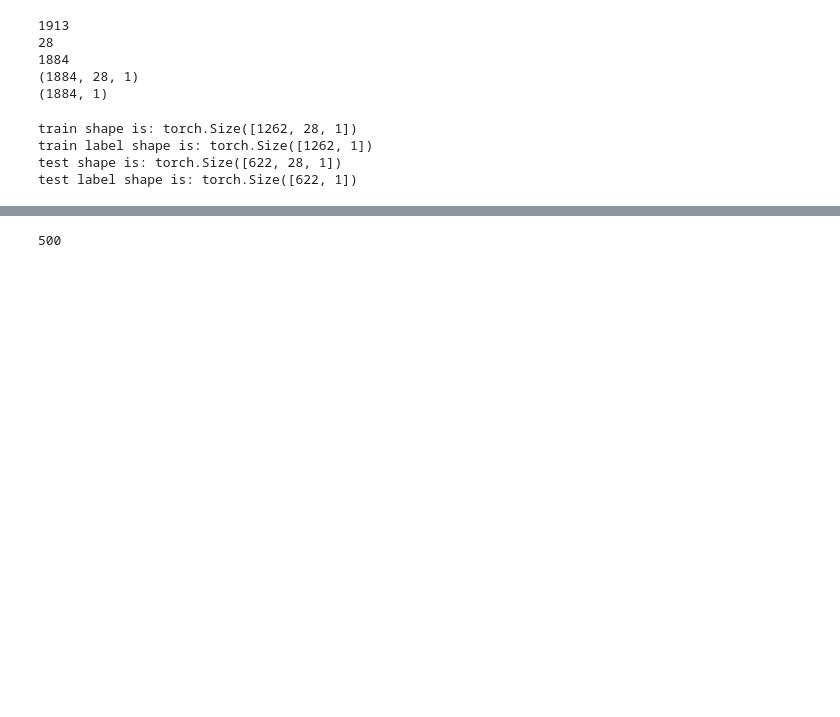
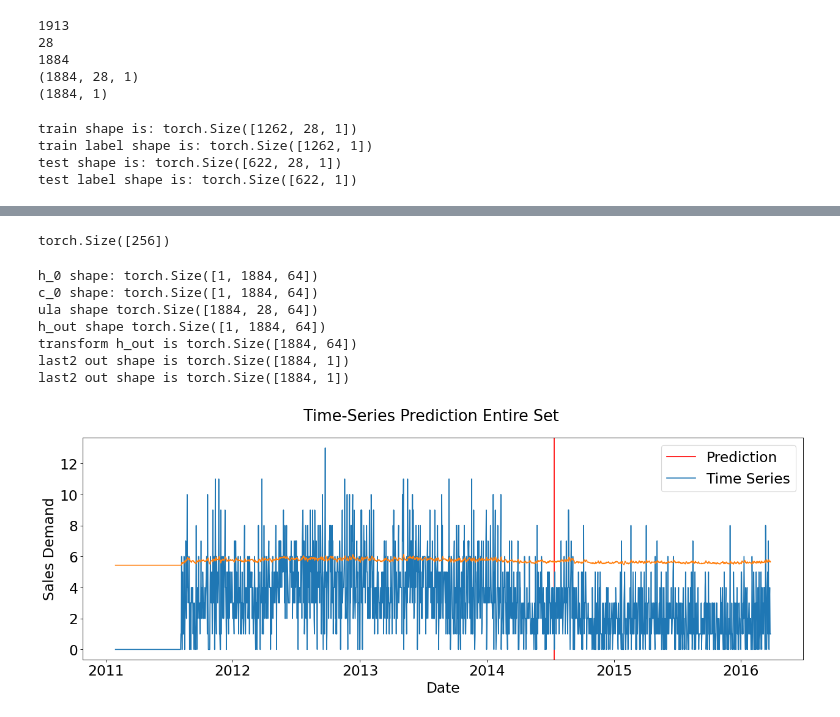
Before and after one commit to iszhangli/DataMining, a Jupyter notebook: k_M5/LSTM.ipynb, the cells around one changed output, grey strips where cells are left out. Drawn from its saved outputs; the diff is of its cells as text; code cells hidden in the pictures; blank space fills up the shorter version.

```diff
--- a/k_M5/LSTM.ipynb
+++ b/k_M5/LSTM.ipynb
@@ -218,9 +228,9 @@ class RMSELoss(nn.Module):
 # %%
 #####  Parameters  ######################
-num_epochs = 500  # 这里是什么
+num_epochs = 10  # 这里是什么
 learning_rate = 1e-3
 input_size = 1
-hidden_size = 512
+hidden_size = 64
 num_layers = 1
 num_classes = 1
 
@@ -234,7 +244,9 @@ optimizer = torch.optim.Adam(lstm.parameters(), lr=learning_rate,weight_decay=1e
 scheduler = torch.optim.lr_scheduler.ReduceLROnPlateau(optimizer,  patience=500,factor =0.5 ,min_lr=1e-7, eps=1e-08)
 
 for epoch in progress_bar(range(num_epochs)):
+    print(f'epoch is {epoch}')
     lstm.train()
+    print('train end')
     outputs = lstm(trainX.to(device))
     optimizer.zero_grad()
 
@@ -268,6 +289,71 @@ Epoch: 450, loss: 0.15444 valid loss:  0.09709
-# %%
-num_epochs
-# %% [output]
-500
+# %%
+# 1. X的特征数据为1
+input_size = 1 # feature size of X
+# 2. 隐藏层为64
+hidden_size = 64
+
+# 输出格式 X.shape 为 [28,1]
+X_input = trainX  # [1262, 28, 1] (L, H_{in})  (L, N, H_{in})  True:(batch_size, seq_len, input_size)
+h_0 = Variable(torch.zeros(1, X_input.size(0), 64)).shape  # [1, 1262, 64]  (num_layer, batch_size, hidden_size)
+c_0 = Variable(torch.zeros(1, X_input.size(0), 64)).shape  # [1, 1262, 64]  (num_layer, batch_size, hidden_size)
+
+
+lstm.lstm.weight_ih_l0.shape # [256, 1]  (W_ii|W_if|W_ig|W_io) (4*hidden_size, input_size) [64, 1]
+lstm.lstm.weight_hh_l0.shape # [256, 64]  (W_hi|W_hf|W_hg|W_ho) (4*hidden_size, hidden_size). [64, 64]
+lstm.lstm.bias_ih_l0.shape  # ([256])  b_ii|b_if|b_ig|b_io [64]
+lstm.lstm.bias_hh_l0.shape  # [256]
+
+# 计算输入门的参数
+#----------------------------------------------
+# W_ii    x_t + b_ii +  w_hi  h_t + b_hi (矩阵乘法)
+# [64,1]  [1] + [64] + [64,64] [64,1] + [64] = [64, 1]
+# 计算遗忘门的参数
+# --------------------------------------------------
+# f_t * c_t + i_t * g_t (点积)
+# [64,1] [64,1] + [64,1] [64,1] = [64,1]
+# -------------------------------------------------
+# 输出层的参数
+# out shape torch.Size([1262, 28, 64])  (batch_size, seq_len, D∗hidden_size)
+# h_n shape torch.Size([1, 1262, 64])  (D∗num_layers, batch_size, hidden_size)
+# transform h_out is torch.Size([1262, 64])
+# 全连接层的参数
+# fc [batch_size,hidden_size] [hidden_size, number_label]
+#  [1262, 64] [64, 1]
+# %% [output]
+torch.Size([256])
+# %%
+lstm.eval()
+train_predict = lstm(dataX.to(device))
+data_predict = train_predict.cpu().data.numpy()
+dataY_plot = dataY.data.numpy()
+data_predict = scaler.inverse_transform(data_predict)
+dataY_plot = scaler.inverse_transform(dataY_plot)
+
+df_predict = pd.DataFrame(data_predict)
+df_predict = df_predict.set_index([dates_list[:-29]])
+df_labels = pd.DataFrame(dataY_plot)
+df_labels = df_labels.set_index([dates_list[:-29]])
+
+from matplotlib.pyplot import figure
+figure(num=None, figsize=(19, 6), dpi=80, facecolor='w', edgecolor='k')
+plt.axvline(x=dates_list[train_size], c='r')
+plt.plot( df_labels[0])
+plt.plot(df_predict[0])
+plt.legend(['Prediction','Time Series'],fontsize = 21)
+plt.suptitle('Time-Series Prediction Entire Set',fontsize = 23)
+plt.xticks(fontsize=21 )
+plt.yticks(fontsize=21 )
+plt.ylabel(ylabel = 'Sales Demand',fontsize = 21)
+plt.xlabel(xlabel = 'Date',fontsize = 21)
+plt.show()
+# %% [output]
+h_0 shape: torch.Size([1, 1884, 64])
+c_0 shape: torch.Size([1, 1884, 64])
+ula shape torch.Size([1884, 28, 64])
+h_out shape torch.Size([1, 1884, 64])
+transform h_out is torch.Size([1884, 64])
+last2 out shape is torch.Size([1884, 1])
+last2 out shape is torch.Size([1884, 1])
+[figure, added]
 # %%
 # https://www.kaggle.com/code/omershect/learning-pytorch-lstm-deep-learning-with-m5-data
```
Also changed, not shown: parts of 3 cells of this notebook, 27 other files.
